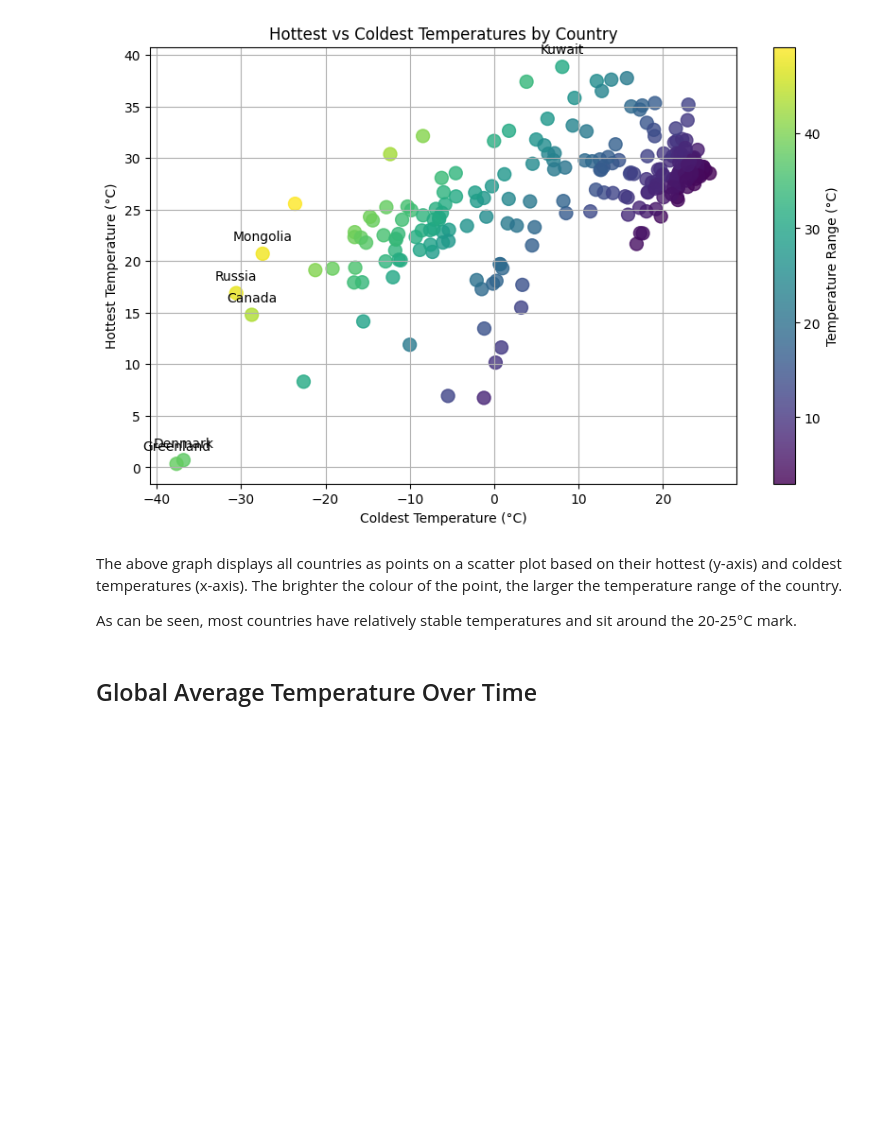
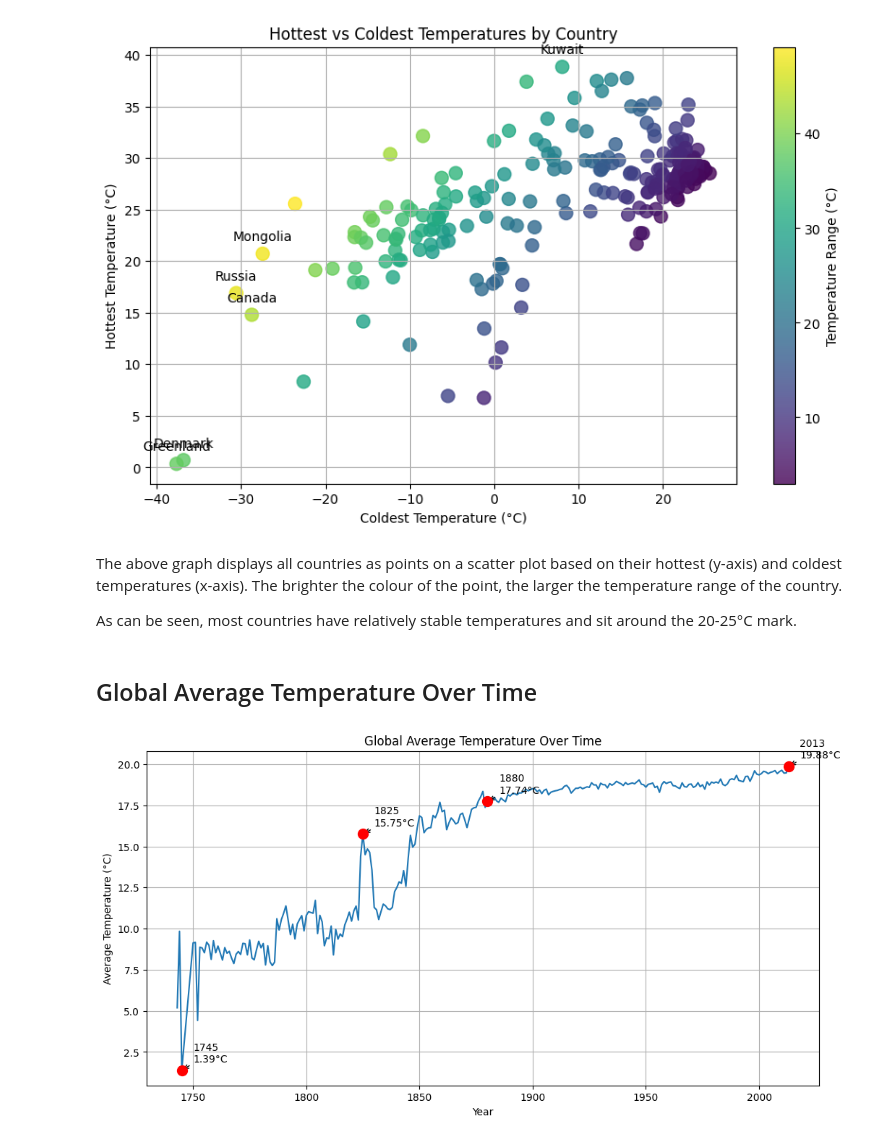
Before and after one commit to AbiPatti/GlobalTemperatureAnalysis, a Jupyter notebook: notebooks/02_visualization.ipynb, the cells around one changed output. Saved outputs shown, nothing was run; the diff lists cells and outputs as text; code cells hidden in the pictures; blank space fills up the shorter version.

Commit message:
Plotted and described global average over time

```diff
--- a/notebooks/02_visualization.ipynb
+++ b/notebooks/02_visualization.ipynb
@@ -106,3 +106,27 @@ The above graph displays all countries as points on a scatter plot based on thei
 As can be seen, most countries have relatively stable temperatures and sit around the 20-25°C mark.
 # %% [markdown]
 ## Global Average Temperature Over Time
+# %%
+# Read yearly global average temperatures CSV into DataFrame
+df_yearly_global_avg = pd.read_csv("../data/analysis/YearlyGlobalAverageTemperatures.csv")
+
+# Create a line plot of yearly global average temperatures (every 10 years)
+plt.figure(figsize=(12, 6))
+plt.plot(df_yearly_global_avg["Year"], df_yearly_global_avg["AverageTemperature"])
+plt.title("Global Average Temperature Over Time")
+plt.xlabel("Year")
+plt.ylabel("Average Temperature (°C)")
+plt.grid(True)
+
+# Put emphasis on key years (spikes seen in the graph)
+key_years = [1745, 1825, 1880, 2013]
+for year in key_years:
+    temp = df_yearly_global_avg[df_yearly_global_avg["Year"] == year]["AverageTemperature"].values[0]
+    plt.scatter(year, temp, color="red", s=100, zorder=5) # red dot for emphasis
+    plt.annotate(f"{year}\n{temp:.2f}°C", xy=(year, temp), xytext=(year+5, temp+0.5),
+                 arrowprops=dict(facecolor='black', arrowstyle='->'),
+                 fontsize=10)
+
+plt.show()
+# %% [output]
+[figure, added]
```
Also changed, not shown: parts of 1 cell of this notebook.
